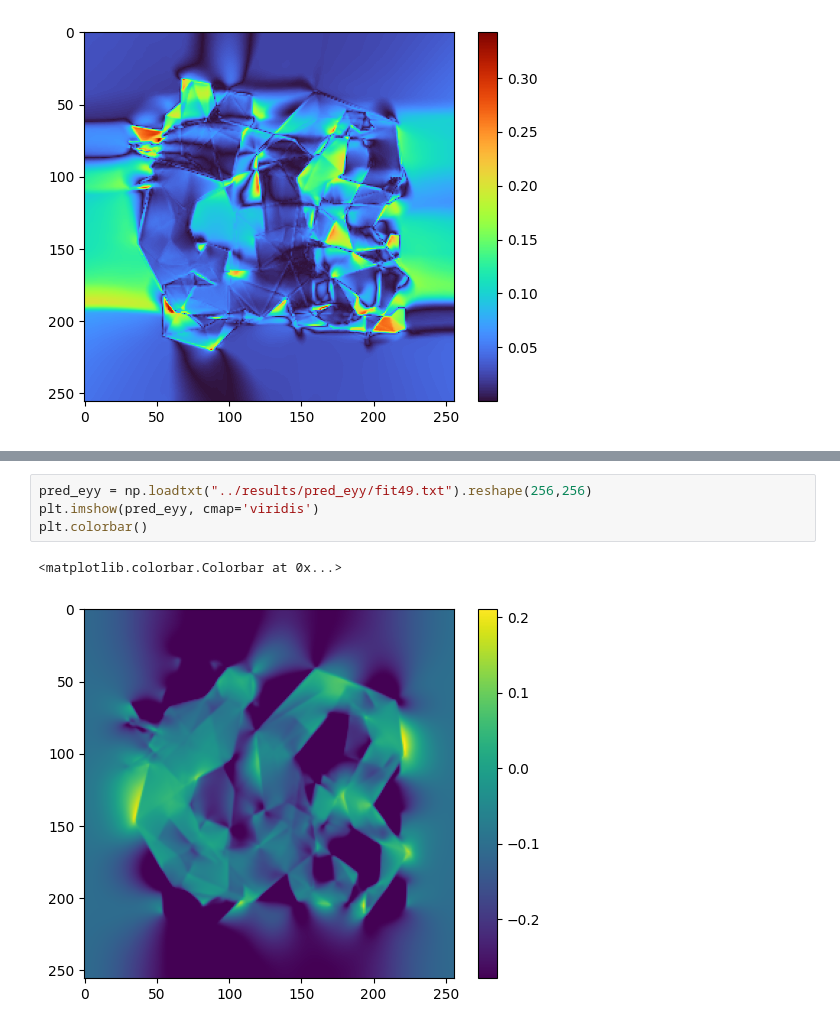
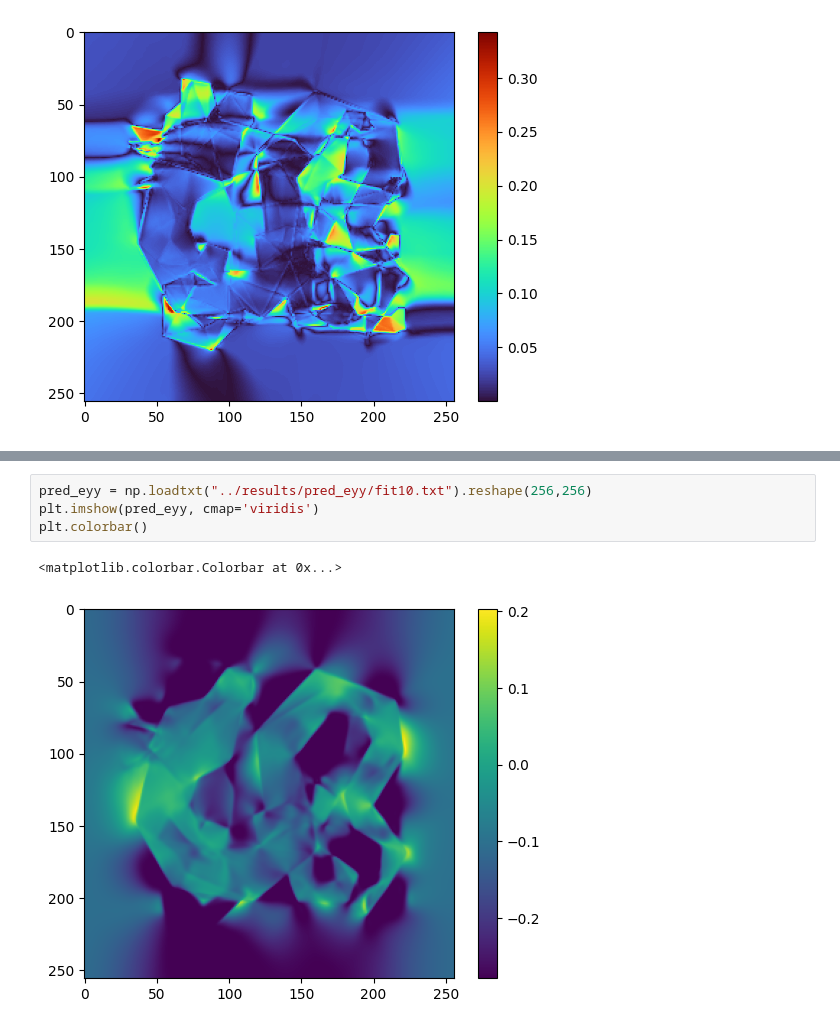
Before and after one commit to data-science-tamu/data-science-projects, a Jupyter notebook: plot/plot.ipynb, the cells around one changed output, grey strips where cells are left out. Drawn from its saved outputs; the diff is of its cells as text.

```diff
--- a/plot/plot.ipynb
+++ b/plot/plot.ipynb
@@ -105,8 +105,8 @@ plt.colorbar()
 # %%
-pred_eyy = np.loadtxt("../results/pred_eyy/fit49.txt").reshape(256,256)
+pred_eyy = np.loadtxt("../results/pred_eyy/fit10.txt").reshape(256,256)
 plt.imshow(pred_eyy, cmap='viridis')
 plt.colorbar()
 # %% [output]
 <matplotlib.colorbar.Colorbar at 0x...>
-[figure, old version]
+[figure, new version]
 # %%
```
Also changed, not shown: parts of 6 cells of this notebook, 1 other file.
